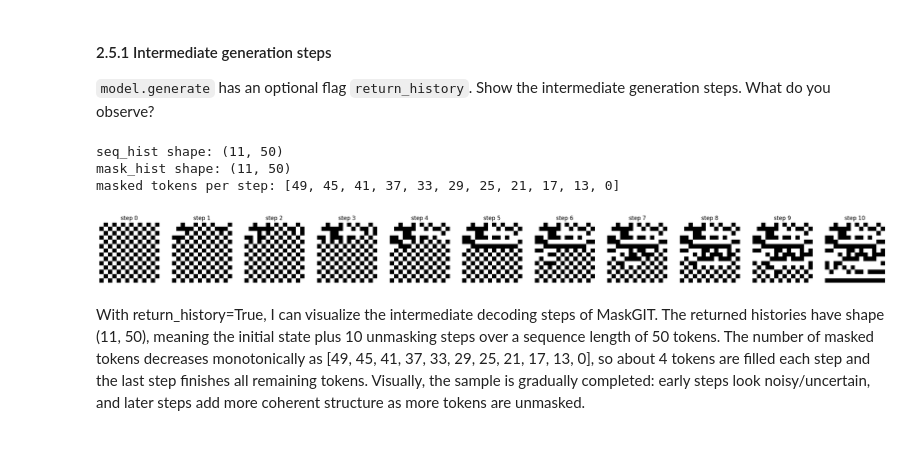
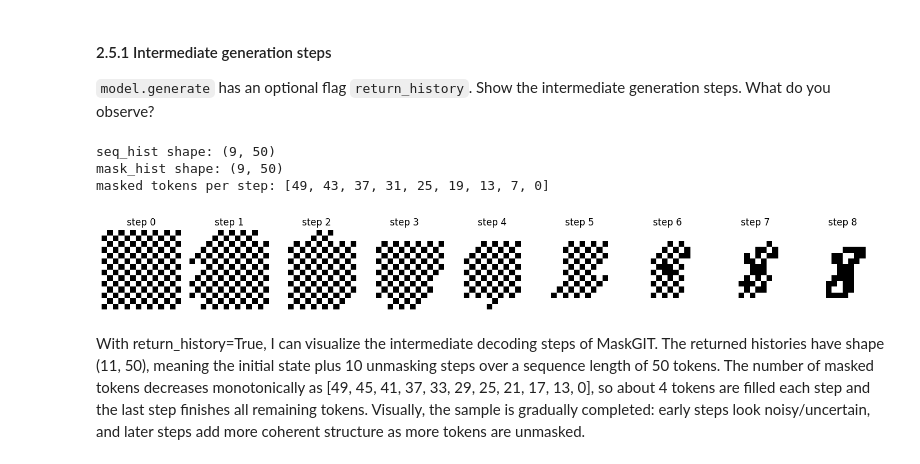
Before and after one commit to ZenWang00/2026-Spring-CS503-Visual-Intelligence-Homework, a Jupyter notebook: NanoFM_Homeworks/notebooks/CS503_FM_part2_nanoMaskGIT.ipynb, the cells around one changed output. Saved outputs shown, nothing was run; the diff lists cells and outputs as text; code cells hidden in the pictures.

```diff
--- a/NanoFM_Homeworks/notebooks/CS503_FM_part2_nanoMaskGIT.ipynb
+++ b/NanoFM_Homeworks/notebooks/CS503_FM_part2_nanoMaskGIT.ipynb
@@ -286,43 +286,43 @@ Please answer the following questions. You may use additional cells to demonstra
 
 `model.generate` has an optional flag `return_history`. Show the intermediate generation steps. What do you observe?
 # %%
-label = 5
+label = 8
 
 seq = torch.zeros(50, dtype=torch.long, device=device)
 mask = torch.ones(50, dtype=torch.bool, device=device)
 seq[0] = label
 mask[0] = False
 
 seq_hist, mask_hist = model.generate(
     seq, mask,
-    num_steps=10,
-    temp=0.3,
-    top_p=0.0,
+    num_steps=8,
+    temp=0.7,
+    top_p=0.9,
     top_k=0.0,
     return_history=True,
 )
 
 print("seq_hist shape:", tuple(seq_hist.shape))
 print("mask_hist shape:", tuple(mask_hist.shape))
 print("masked tokens per step:", mask_hist.sum(dim=1).tolist())
 
-seq_plot = seq_hist.clone()
-seq_plot[:, 1:] = 10 + (seq_plot[:, 1:] - 10).remainder(16)
+fig = plt.figure(figsize=(18, 2.5))
+grid = ImageGrid(fig, 111, nrows_ncols=(1, seq_hist.shape[0]), axes_pad=0.15)
 
-n_steps = seq_hist.shape[0] - 1
-fig, axes = plt.subplots(1, n_steps + 1, figsize=(2.2 * (n_steps + 1), 2.2))
-for i in range(n_steps + 1):
-    img = detokenize_MNIST(seq_plot[i:i+1].to(device), patch_size=2, account_for_labels=True).cpu()
-    axes[i].imshow(img[0], cmap='gray_r')
-    axes[i].set_title(f"step {i}")
-    axes[i].axis("off")
-plt.tight_layout()
+for i in range(seq_hist.shape[0]):
+    reconst = detokenize_MNIST(
+        seq_hist[i:i+1], patch_size=2, account_for_labels=True
+    ).cpu()
+    grid[i].imshow(reconst[0], cmap='gray_r')
+    grid[i].set_title(f"step {i}")
+    grid[i].axis("off")
+
 plt.show()
 # %% [output]
-seq_hist shape: (11, 50)
-mask_hist shape: (11, 50)
-masked tokens per step: [49, 45, 41, 37, 33, 29, 25, 21, 17, 13, 0]
+seq_hist shape: (9, 50)
+mask_hist shape: (9, 50)
+masked tokens per step: [49, 43, 37, 31, 25, 19, 13, 7, 0]
-[figure, old version]
+[figure, new version]
 # %% [markdown]
 With return_history=True, I can visualize the intermediate decoding steps of MaskGIT. The returned histories have shape (11, 50), meaning the initial state plus 10 unmasking steps over a sequence length of 50 tokens. The number of masked tokens decreases monotonically as [49, 45, 41, 37, 33, 29, 25, 21, 17, 13, 0], so about 4 tokens are filled each step and the last step finishes all remaining tokens. Visually, the sample is gradually completed: early steps look noisy/uncertain, and later steps add more coherent structure as more tokens are unmasked.
 # %% [markdown]
```
Also changed, not shown: parts of 8 cells of this notebook.
